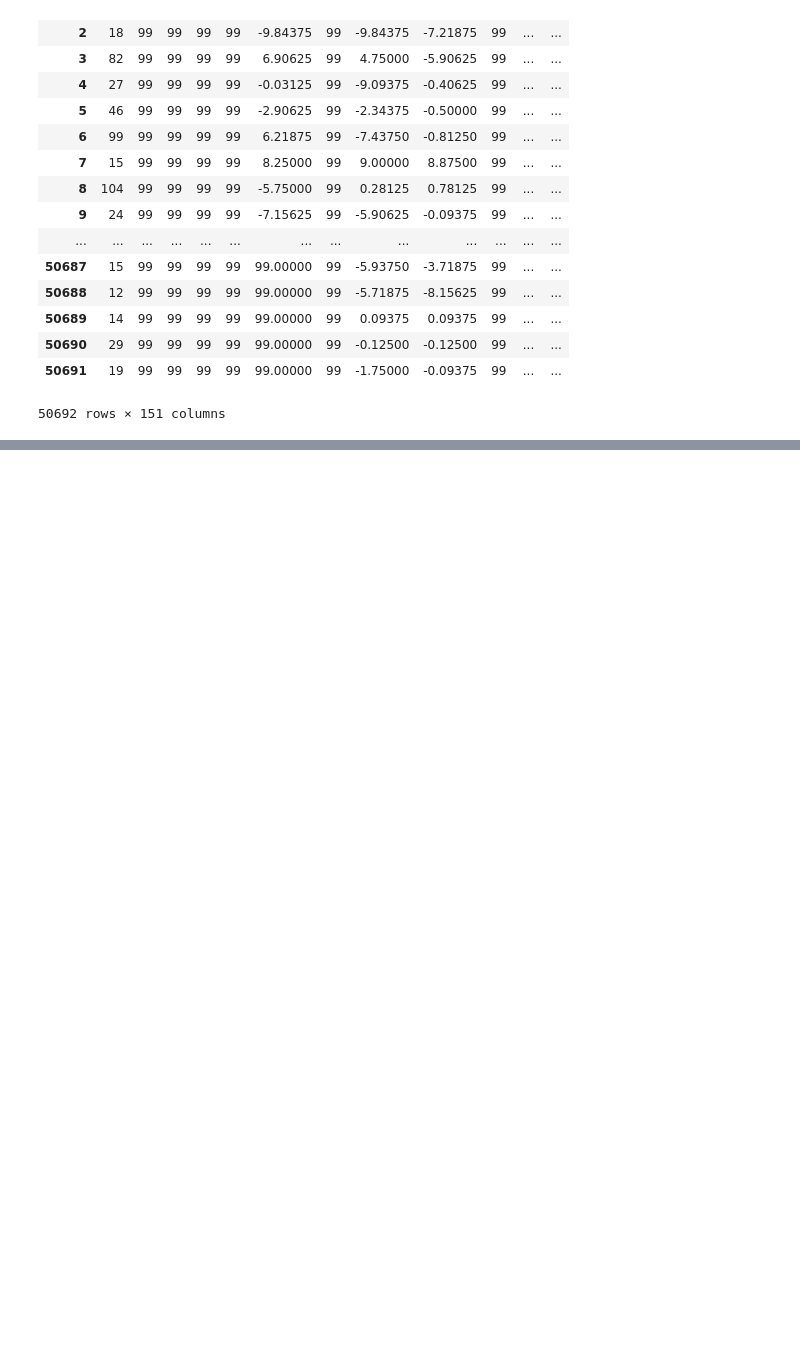
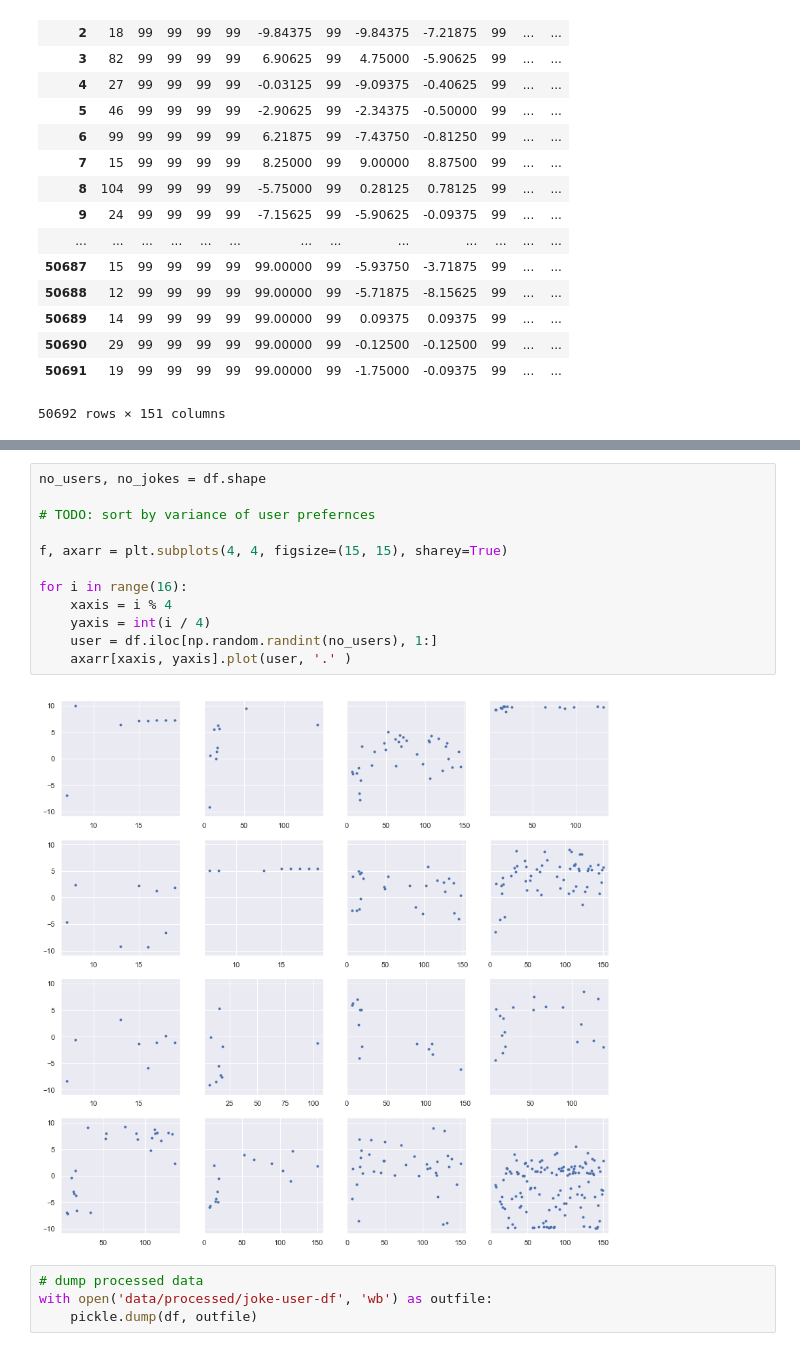
Before and after one commit to wissebarkhof/Jester-Joke-Recommender-System, a Jupyter notebook: Data Explorations.ipynb, the cells around one changed output, grey strips where cells are left out. Saved outputs shown, nothing was run; the diff lists cells and outputs as text; blank space fills up the shorter version.

```diff
--- a/Data Explorations.ipynb
+++ b/Data Explorations.ipynb
@@ -56,0 +99,18 @@ Use 'series.values.argmax' to get the position of the maximum now.
+# %%
+no_users, no_jokes = df.shape
+
+# TODO: sort by variance of user prefernces
+
+f, axarr = plt.subplots(4, 4, figsize=(15, 15), sharey=True)
+
+for i in range(16):
+    xaxis = i % 4
+    yaxis = int(i / 4)
+    user = df.iloc[np.random.randint(no_users), 1:]
+    axarr[xaxis, yaxis].plot(user, '.' )
+# %% [output]
+[figure, added]
+# %%
+# dump processed data
+with open('data/processed/joke-user-df', 'wb') as outfile:
+    pickle.dump(df, outfile)
```
Also changed, not shown: parts of 7 cells of this notebook, 3 other files.
